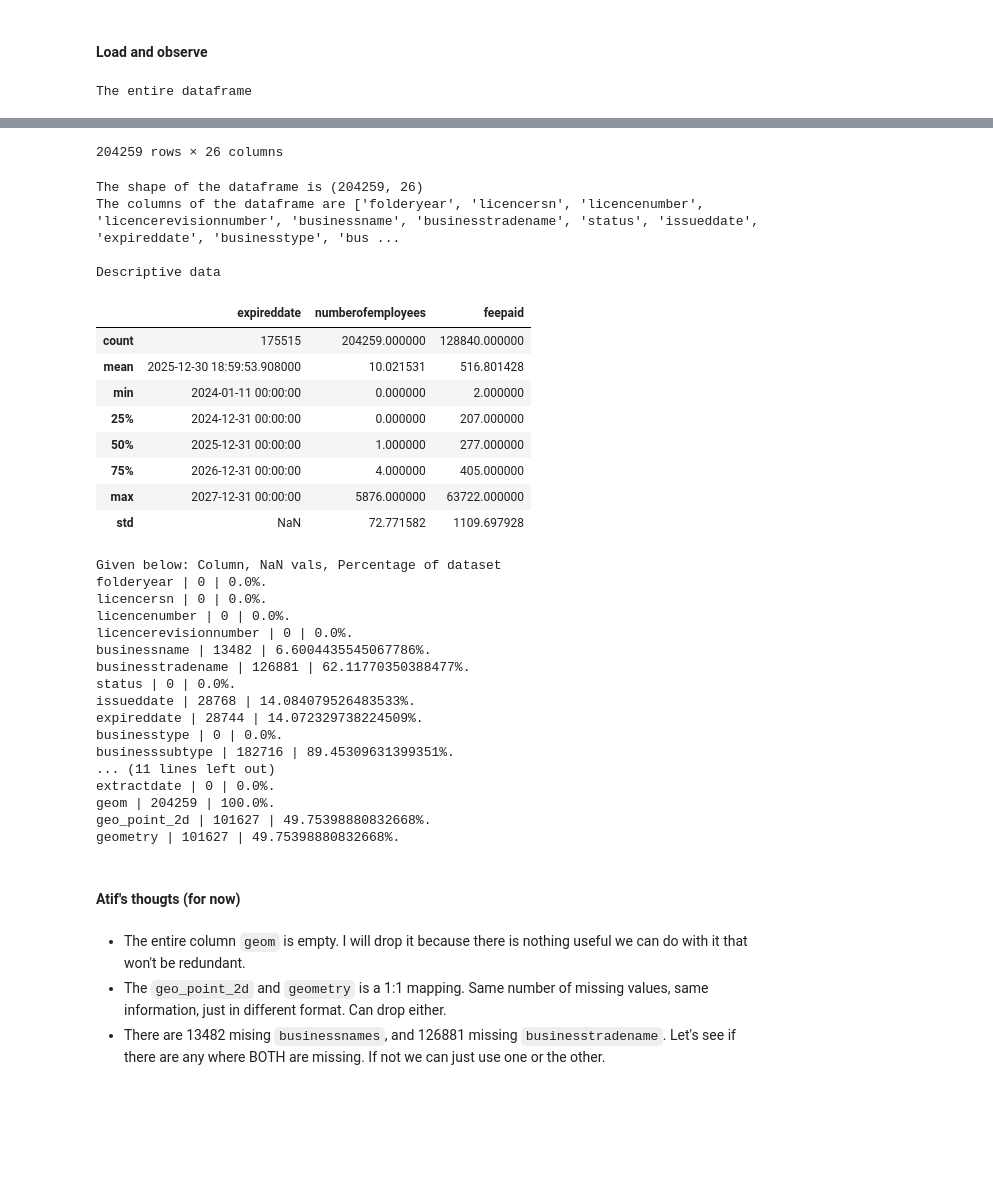
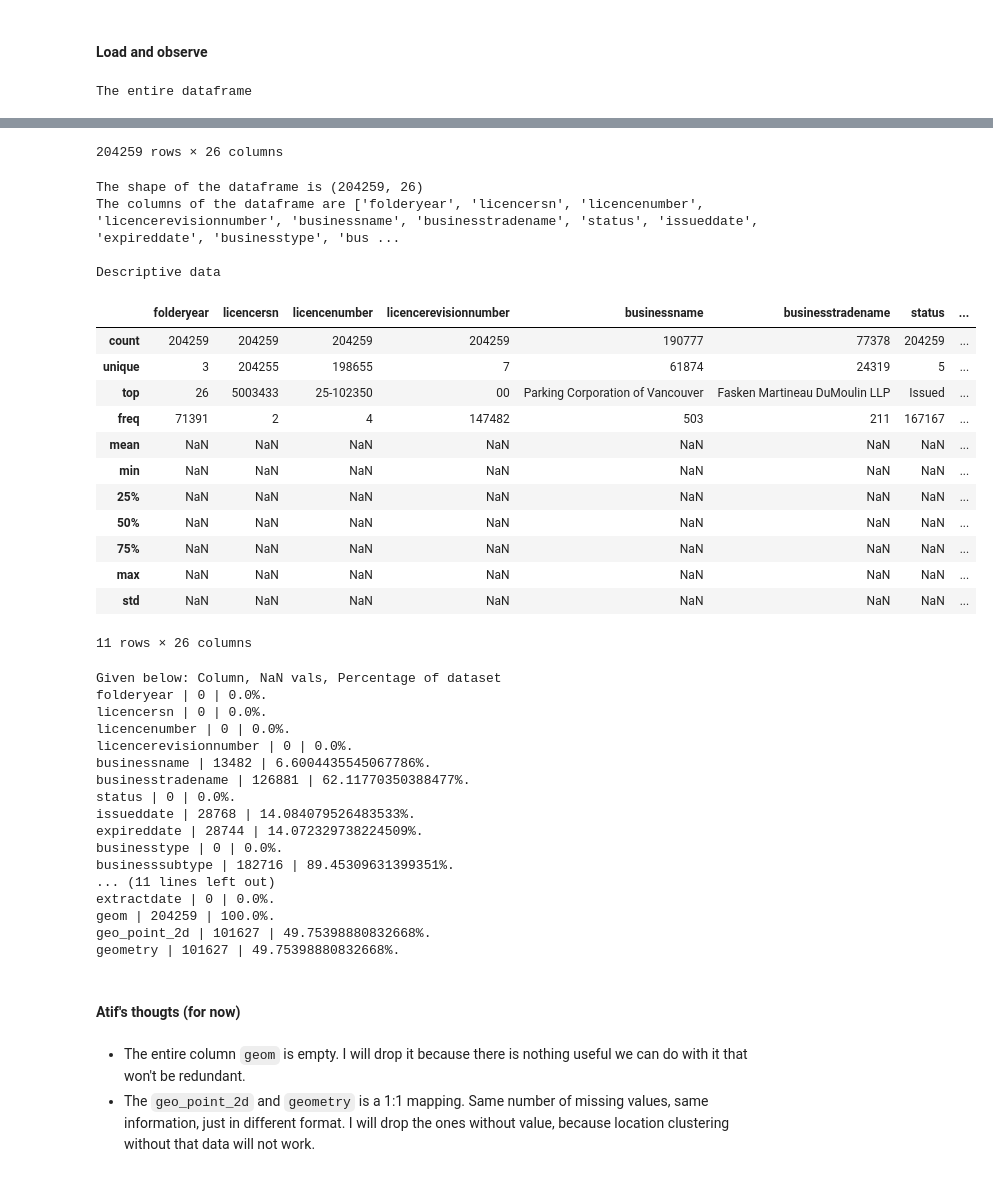
Before and after one commit to atifmmahmud/mahmud_atif_Assignment03, a Jupyter notebook: clustering.ipynb, the cells around one changed output, grey strips where cells are left out. Drawn from its saved outputs; the diff is of its cells as text; code cells hidden in the pictures; blank space fills up the shorter version.

Commit message:
Cleaned up geo data

```diff
--- a/clustering.ipynb
+++ b/clustering.ipynb
@@ -26,10 +26,7 @@ print(f"\nThe shape of the dataframe is {gdf.shape}")
 print(f"The columns of the dataframe are {gdf.columns.tolist()}")
 
 print("\nDescriptive data")
-display(gdf.describe())
-
-# Create dataframe to list empty/nan/none vals
-df_clean_explore = pd.DataFrame(index = gdf.columns, columns=["empty_string", "nan_vals", "none_vals"])
+display(gdf.describe(include="all"))
 
 ## NOTE: isna() and isnull() do the same thing, so I am using only one of them. I checked - no empty strings or "None" - or at least, they are handled by isna(). See commented code below
 ## To keep it simple, I will only use the isna()
@@ -38,62 +35,65 @@ df_clean_explore = pd.DataFrame(index = gdf.columns, columns=["empty_string", "n
 # for column in gdf.columns:
 #    df_clean_explore.at[column, "empty_string"] =  (gdf[column] == "").sum()
 #    df_clean_explore.at[column, "nan_vals"] = gdf[column].isna().sum()
 #    df_clean_explore.at[column, "none_vals"] = (gdf[column] == "None").sum()
 
 print("\nGiven below: Column, NaN vals, Percentage of dataset")
 rows = len(gdf)
 for column in gdf.columns:
     nan_vals = gdf[column].isna().sum()
     percentage = (nan_vals/rows) * 100
     print(f"{column} | {nan_vals} | {percentage}%.")
 # %% [output]
 The entire dataframe
 |  | folderyear | licencersn | licencenumber | licencerevisionnumber | businessname | businesstradename | status | ... |
 | 0 | 24 | 4518841 | 24-138560 | 10 | Nobl Collective Ltd | NaN | Issued | ... |
 | 1 | 24 | 4518843 | 24-138562 | 10 | 645064 BC Ltd | Trade Exchange Canada | Issued | ... |
 | 2 | 24 | 4518844 | 24-138563 | 10 | (Louise Turgeon) | Turgeon Business Consulting | Issued | ... |
 | 3 | 24 | 4518848 | 24-138567 | 10 | Baron Global Financial Canada Ltd | NaN | Issued | ... |
 | 4 | 24 | 4518856 | 24-138576 | 10 | Jennifer D S Dezell (Jennifer Dez... | Dentons Canada LLP | Issued | ... |
 | ... | ... | ... | ... | ... | ... | ... | ... | ... |
 | 204254 | 26 | 4870638 | 26-148054 | 00 | Shape Property Management Corp | NaN | Cancelled | ... |
 | 204255 | 26 | 4870639 | 26-148055 | 00 | Bua Group Holdings Ltd | NaN | Issued | ... |
 | 204256 | 26 | 4870640 | 26-148056 | 00 | Shape Holdings Corp | NaN | Cancelled | ... |
 | 204257 | 26 | 4870655 | 26-148071 | 00 | Coleman Enterprises Corp | NaN | Issued | ... |
 | 204258 | 26 | 4870656 | 26-148072 | 00 | GCM Capital Management Inc | NaN | Issued | ... |
 204259 rows × 26 columns
 The shape of the dataframe is (204259, 26)
 The columns of the dataframe are ['folderyear', 'licencersn', 'licencenumber', 'licencerevisionnumber', 'businessname', 'businesstradename', 'status', 'issueddate', 'expireddate', 'businesstype', 'bus ...
 
 Descriptive data
-|  | expireddate | numberofemployees | feepaid |
-| count | 175515 | 204259.000000 | 128840.000000 |
-| mean | 2025-12-30 18:59:53.908000 | 10.021531 | 516.801428 |
-| min | 2024-01-11 00:00:00 | 0.000000 | 2.000000 |
-| 25% | 2024-12-31 00:00:00 | 0.000000 | 207.000000 |
-| 50% | 2025-12-31 00:00:00 | 1.000000 | 277.000000 |
-| 75% | 2026-12-31 00:00:00 | 4.000000 | 405.000000 |
-| max | 2027-12-31 00:00:00 | 5876.000000 | 63722.000000 |
-| std | NaN | 72.771582 | 1109.697928 |
+|  | folderyear | licencersn | licencenumber | licencerevisionnumber | businessname | businesstradename | status | ... |
+| count | 204259 | 204259 | 204259 | 204259 | 190777 | 77378 | 204259 | ... |
+| unique | 3 | 204255 | 198655 | 7 | 61874 | 24319 | 5 | ... |
+| top | 26 | 5003433 | 25-102350 | 00 | Parking Corporation of Vancouver | Fasken Martineau DuMoulin LLP | Issued | ... |
+| freq | 71391 | 2 | 4 | 147482 | 503 | 211 | 167167 | ... |
+| mean | NaN | NaN | NaN | NaN | NaN | NaN | NaN | ... |
+| min | NaN | NaN | NaN | NaN | NaN | NaN | NaN | ... |
+| 25% | NaN | NaN | NaN | NaN | NaN | NaN | NaN | ... |
+| 50% | NaN | NaN | NaN | NaN | NaN | NaN | NaN | ... |
+| 75% | NaN | NaN | NaN | NaN | NaN | NaN | NaN | ... |
+| max | NaN | NaN | NaN | NaN | NaN | NaN | NaN | ... |
+| std | NaN | NaN | NaN | NaN | NaN | NaN | NaN | ... |
-Given below: Column, NaN vals, Percentage of dataset
-folderyear | 0 | 0.0%.
-licencersn | 0 | 0.0%.
-licencenumber | 0 | 0.0%.
-licencerevisionnumber | 0 | 0.0%.
-businessname | 13482 | 6.6004435545067786%.
-businesstradename | 126881 | 62.11770350388477%.
-status | 0 | 0.0%.
-issueddate | 28768 | 14.084079526483533%.
-expireddate | 28744 | 14.072329738224509%.
-businesstype | 0 | 0.0%.
-businesssubtype | 182716 | 89.45309631399351%.
-... (11 lines left out)
-extractdate | 0 | 0.0%.
-geom | 204259 | 100.0%.
-geo_point_2d | 101627 | 49.75398880832668%.
-geometry | 101627 | 49.75398880832668%.
+11 rows × 26 columns
+Given below: Column, NaN vals, Percentage of dataset
+folderyear | 0 | 0.0%.
+licencersn | 0 | 0.0%.
+licencenumber | 0 | 0.0%.
+licencerevisionnumber | 0 | 0.0%.
+businessname | 13482 | 6.6004435545067786%.
+businesstradename | 126881 | 62.11770350388477%.
+status | 0 | 0.0%.
+issueddate | 28768 | 14.084079526483533%.
+expireddate | 28744 | 14.072329738224509%.
+businesstype | 0 | 0.0%.
+businesssubtype | 182716 | 89.45309631399351%.
+... (11 lines left out)
+extractdate | 0 | 0.0%.
+geom | 204259 | 100.0%.
+geo_point_2d | 101627 | 49.75398880832668%.
+geometry | 101627 | 49.75398880832668%.
 # %% [markdown]
 #### Atif's thougts (for now)
 # %% [markdown]
 - The entire column `geom` is empty. I will drop it because there is nothing useful we can do with it that won't be redundant.
-- The `geo_point_2d` and `geometry` is a 1:1 mapping. Same number of missing values, same information, just in different format. Can drop either.
-- There are 13482 mising `businessnames`, and 126881 missing `businesstradename`. Let's see if there are any where BOTH are missing. If not we can just use one or the other.
+- The `geo_point_2d` and `geometry` is a 1:1 mapping. Same number of missing values, same information, just in different format. I will drop the ones without value, because location clustering without that data will not work.
```
Also changed, not shown: parts of 5 cells of this notebook.
